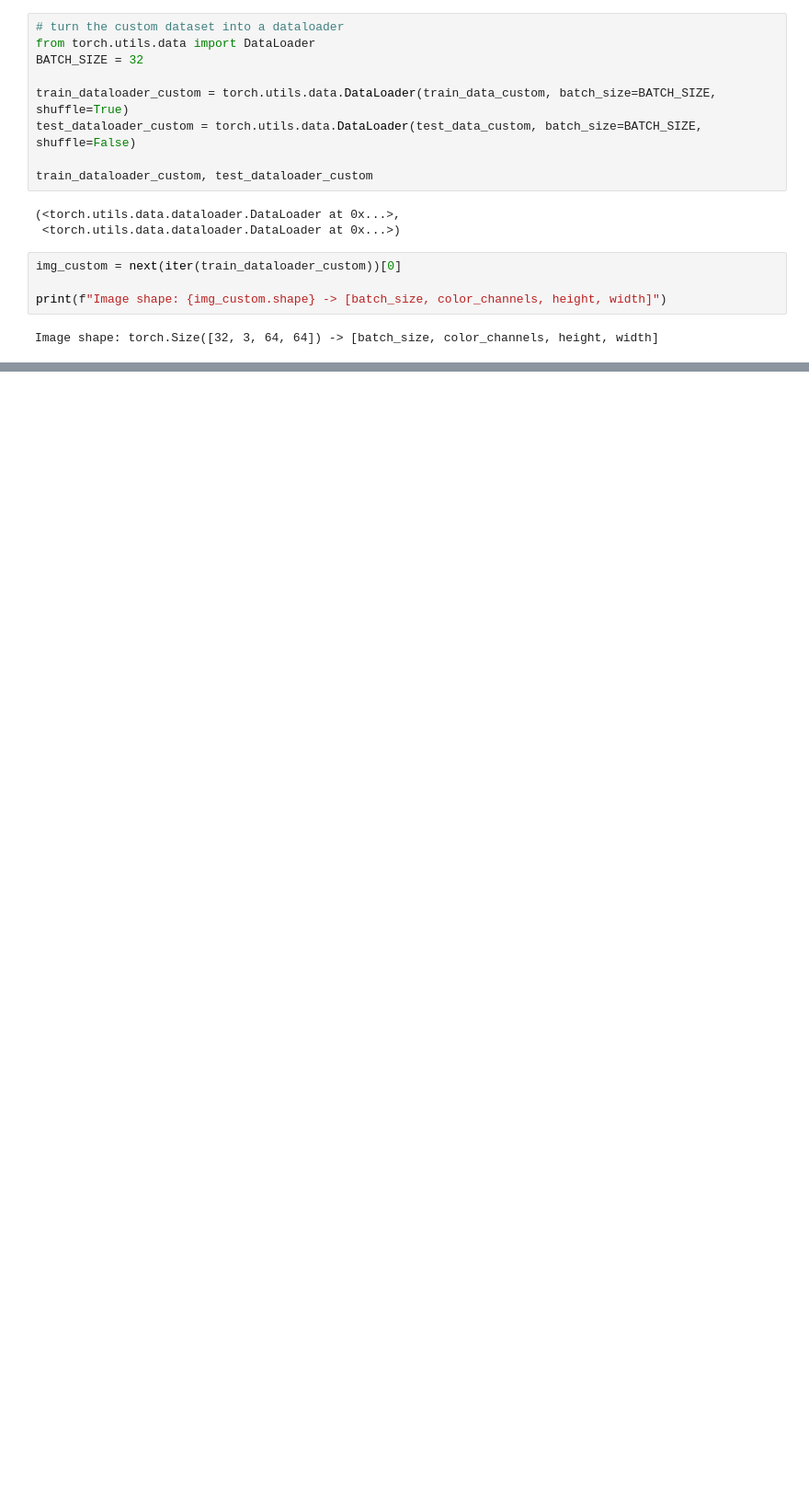
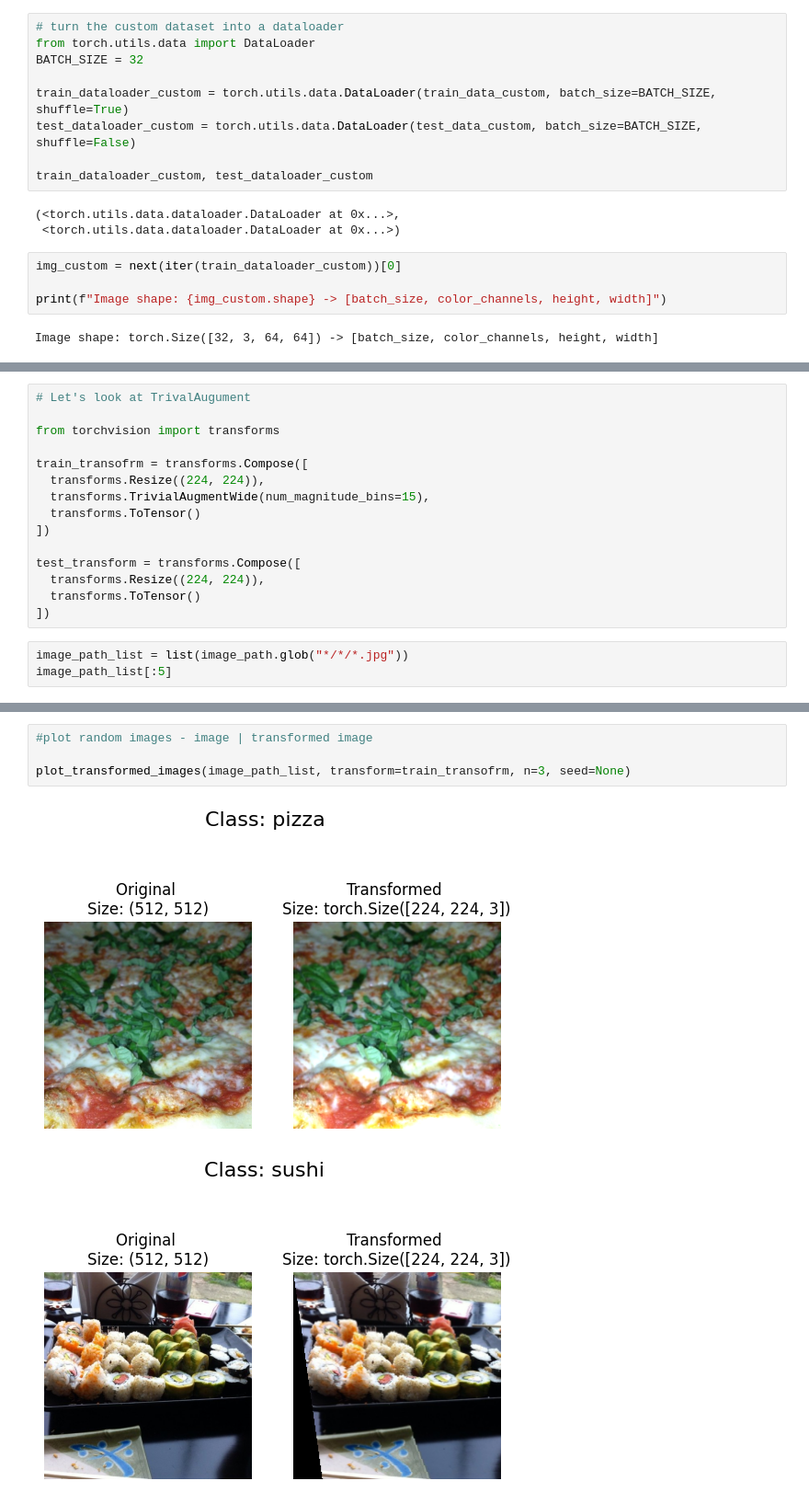
Before and after one commit to haarmeggido/pytorch_learning, a Jupyter notebook: pytorch_04.ipynb, the cells around one changed output, grey strips where cells are left out. Shown at 92% size. Cells and saved outputs as stored; diff of their text form; blank space fills up the shorter version.

```diff
--- a/pytorch_04.ipynb
+++ b/pytorch_04.ipynb
@@ -385,0 +392,18 @@ Image shape: torch.Size([32, 3, 64, 64]) -> [batch_size, color_channels, height,
+# %%
+# Let's look at TrivalAugument
+
+from torchvision import transforms
+
+train_transofrm = transforms.Compose([
+  transforms.Resize((224, 224)),
+  transforms.TrivialAugmentWide(num_magnitude_bins=15),
+  transforms.ToTensor()
+])
+
+test_transform = transforms.Compose([
+  transforms.Resize((224, 224)),
+  transforms.ToTensor()
+])
+# %%
+image_path_list = list(image_path.glob("*/*/*.jpg"))
+image_path_list[:5]
@@ -385,0 +416,7 @@ Image shape: torch.Size([32, 3, 64, 64]) -> [batch_size, color_channels, height,
+# %%
+#plot random images - image | transformed image
+
+plot_transformed_images(image_path_list, transform=train_transofrm, n=3, seed=None)
+# %% [output]
+[figure, added]
+[figure, added]
```
Also changed, not shown: parts of 24 cells of this notebook, 1 other file.
